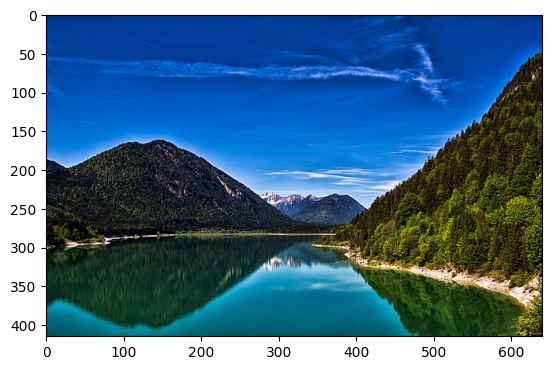
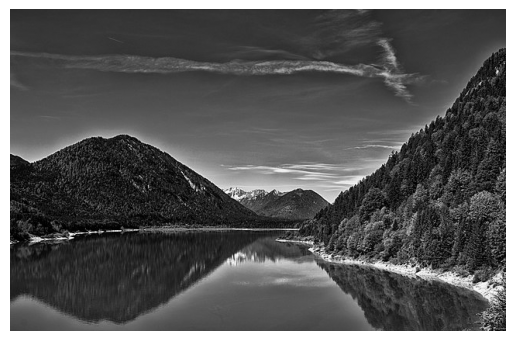
Unified diff of the notebook cell whose output changed from the first chart to the second:
--- before
+++ after
@@ -2,5 +2,15 @@
 
 image = Image.open(image_path)
+rgb_matrix = np.array(image, dtype=np.uint8)
 
-plt.imshow(image)
+red = rgb_matrix[:, :, 0]
+green = rgb_matrix[:, :, 1]
+blue = rgb_matrix[:, :, 2]
+
+gray_matrix = 0.21 * red + 0.72 * green + 0.07 * blue
+gray_matrix = gray_matrix.astype(np.uint8)
+
+## plt.imshow() färbt 2D Matrizen standardmäßig mit Farbskala ein also:
+plt.imshow(gray_matrix, cmap="gray", vmin=0, vmax=255)
+plt.axis("off")
 plt.show()

Commit: chore(baseline): convert rgb to greyscale